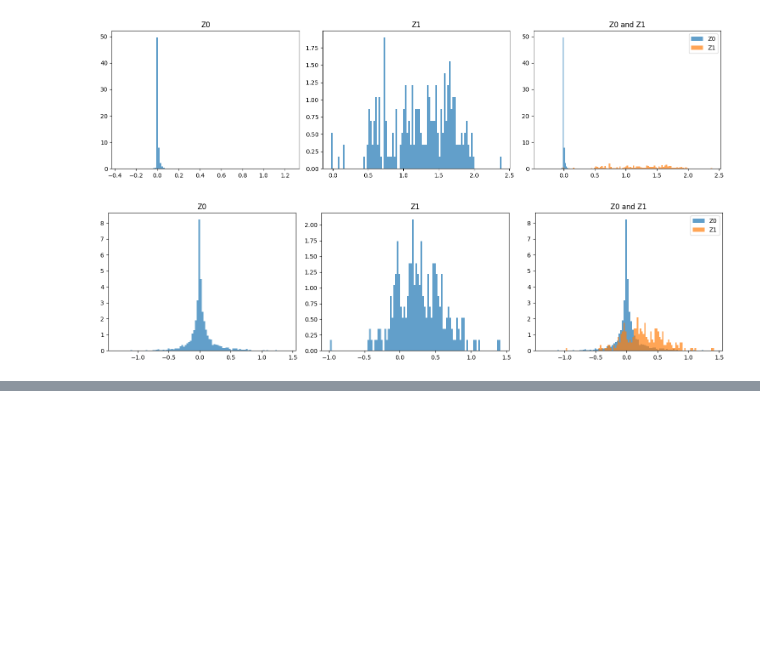
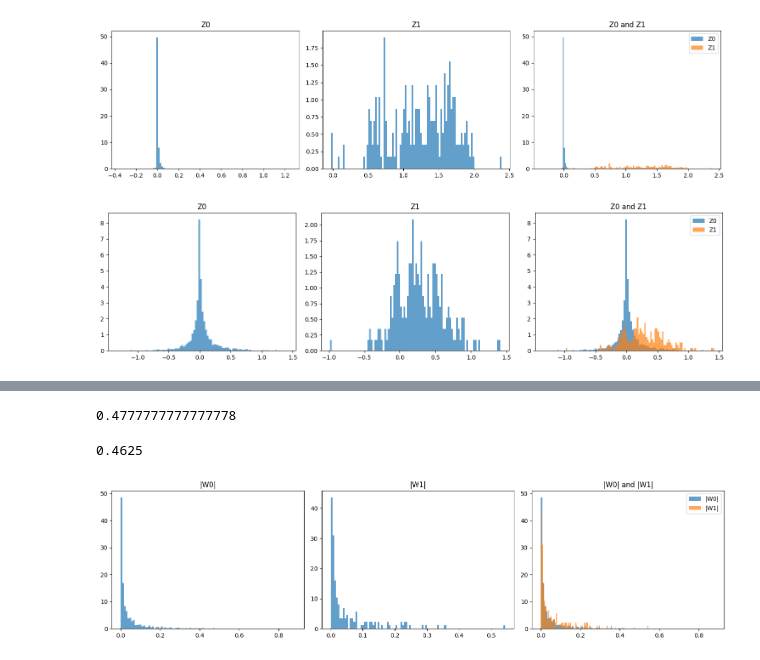
Before and after one commit to LspongebobJH/dagma, a Jupyter notebook: src/dagma/notebooks/deconv.ipynb, the cells around one changed output, grey strips where cells are left out. Saved outputs shown, nothing was run; the diff lists cells and outputs as text; code cells hidden in the pictures; blank space fills up the shorter version.

```diff
--- a/src/dagma/notebooks/deconv.ipynb
+++ b/src/dagma/notebooks/deconv.ipynb
@@ -160,0 +131,28 @@ array([[ 0.00000000e+00, -1.62125406e-04, -6.25173672e-05, ...,
+# %%
+(Z0 > 0.).sum() / Z0.shape[0]
+# %% [output]
+0.4777777777777778
+# %%
+(Z1 > 0.).sum() / Z1.shape[0]
+# %% [output]
+0.4625
+# %%
+# import matplotlib.pyplot as plt
+_W = np.abs(W[:n_nodes, :n_nodes])
+fig, axs = plt.subplots(1, 3, figsize=(15, 4))
+axs[0].hist(np.abs(_W[~B_true]), bins=100, density=True, alpha=0.7)
+axs[0].set_title('|W0|')
+axs[1].hist(np.abs(_W[B_true]), bins=100, density=True, alpha=0.7)
+axs[1].set_title('|W1|')
+axs[2].hist(np.abs(_W[~B_true]), bins=100, density=True, alpha=0.7, label='|W0|')
+axs[2].set_title('|W0| and |W1|')
+axs[2].hist(np.abs(_W[B_true]), bins=100, density=True, alpha=0.7, label='|W1|')
+
+# Adjust spacing between subplots
+plt.tight_layout()
+plt.legend()
+
+# Show the plot
+plt.show()
+# %% [output]
+[figure, added]
```
Also changed, not shown: parts of 76 cells of this notebook, 19 other files.
